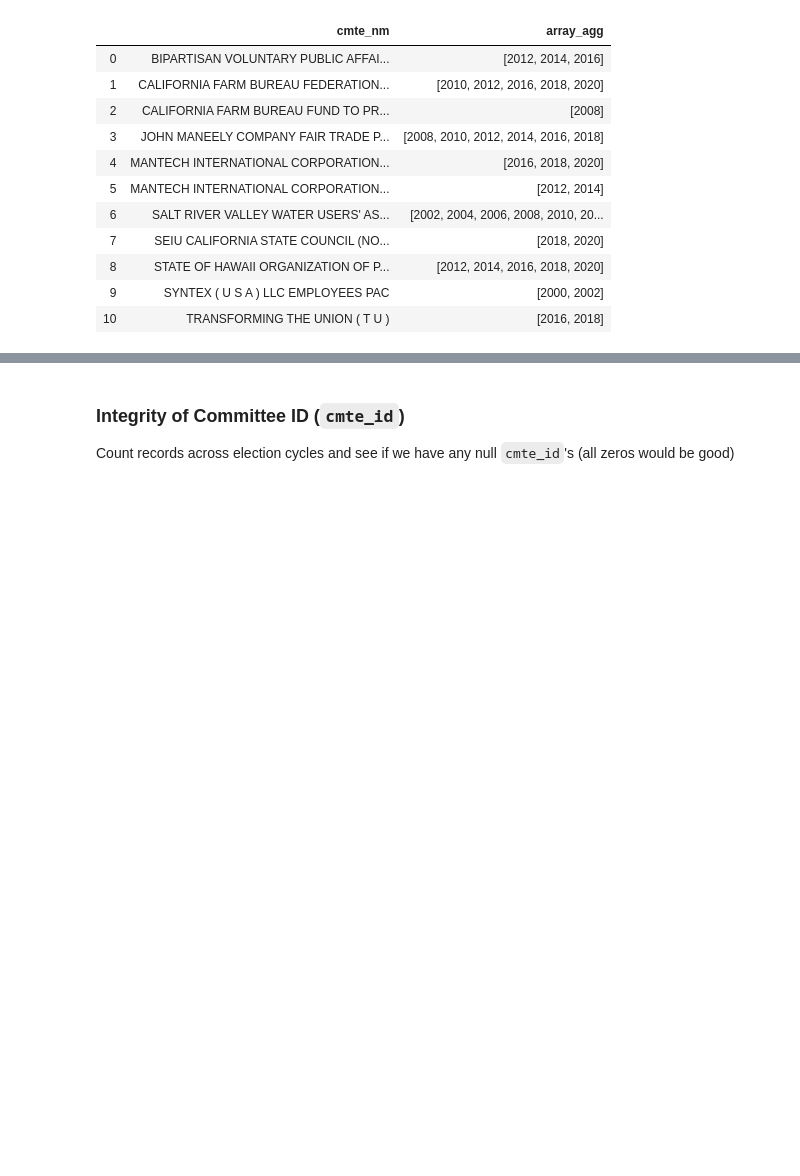
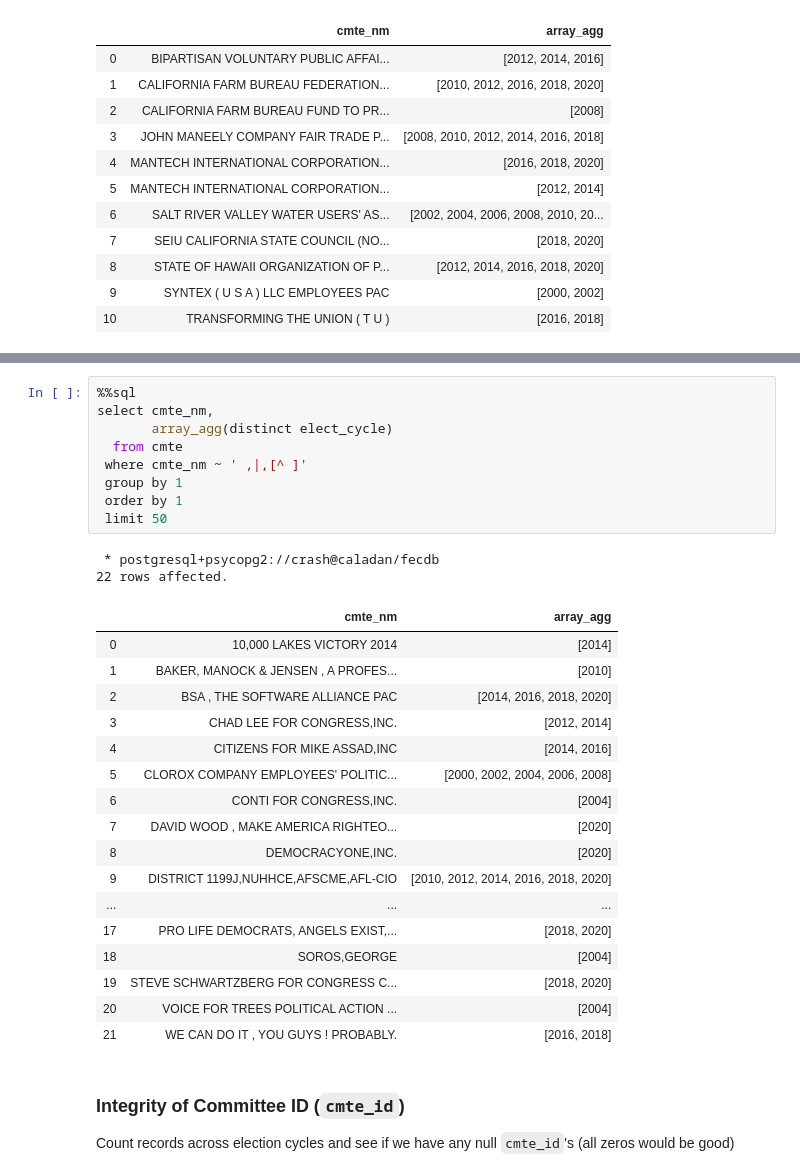
Before and after one commit to crashka/fecdb, a Jupyter notebook: notebooks/data_quality/dq1_cmte_master_data.ipynb, the cells around one changed output, grey strips where cells are left out. Drawn from its saved outputs; the diff is of its cells as text; blank space fills up the shorter version.

```diff
--- a/notebooks/data_quality/dq1_cmte_master_data.ipynb
+++ b/notebooks/data_quality/dq1_cmte_master_data.ipynb
@@ -223,3 +264,32 @@ select cmte_nm,
+# %%
+%%sql
+select cmte_nm,
+       array_agg(distinct elect_cycle)
+  from cmte
+ where cmte_nm ~ ' ,|,[^ ]'
+ group by 1
+ order by 1
+ limit 50
+# %% [output]
+ * postgresql+psycopg2://crash@caladan/fecdb
+22 rows affected.
+|  | cmte_nm | array_agg |
+| 0 | 10,000 LAKES VICTORY 2014 | [2014] |
+| 1 | BAKER, MANOCK & JENSEN , A PROFES... | [2010] |
+| 2 | BSA , THE SOFTWARE ALLIANCE PAC | [2014, 2016, 2018, 2020] |
+| 3 | CHAD LEE FOR CONGRESS,INC. | [2012, 2014] |
+| 4 | CITIZENS FOR MIKE ASSAD,INC | [2014, 2016] |
+| 5 | CLOROX COMPANY EMPLOYEES' POLITIC... | [2000, 2002, 2004, 2006, 2008] |
+| 6 | CONTI FOR CONGRESS,INC. | [2004] |
+| 7 | DAVID WOOD , MAKE AMERICA RIGHTEO... | [2020] |
+| 8 | DEMOCRACYONE,INC. | [2020] |
+| 9 | DISTRICT 1199J,NUHHCE,AFSCME,AFL-CIO | [2010, 2012, 2014, 2016, 2018, 2020] |
+| ... | ... | ... |
+| 17 | PRO LIFE DEMOCRATS, ANGELS EXIST,... | [2018, 2020] |
+| 18 | SOROS,GEORGE | [2004] |
+| 19 | STEVE SCHWARTZBERG FOR CONGRESS C... | [2018, 2020] |
+| 20 | VOICE FOR TREES POLITICAL ACTION ... | [2004] |
+| 21 | WE CAN DO IT , YOU GUYS ! PROBABLY. | [2016, 2018] |
 # %% [markdown]
 ### Integrity of Committee ID (`cmte_id`) ###
 
```
Also changed, not shown: parts of 29 cells of this notebook, 3 other files.
